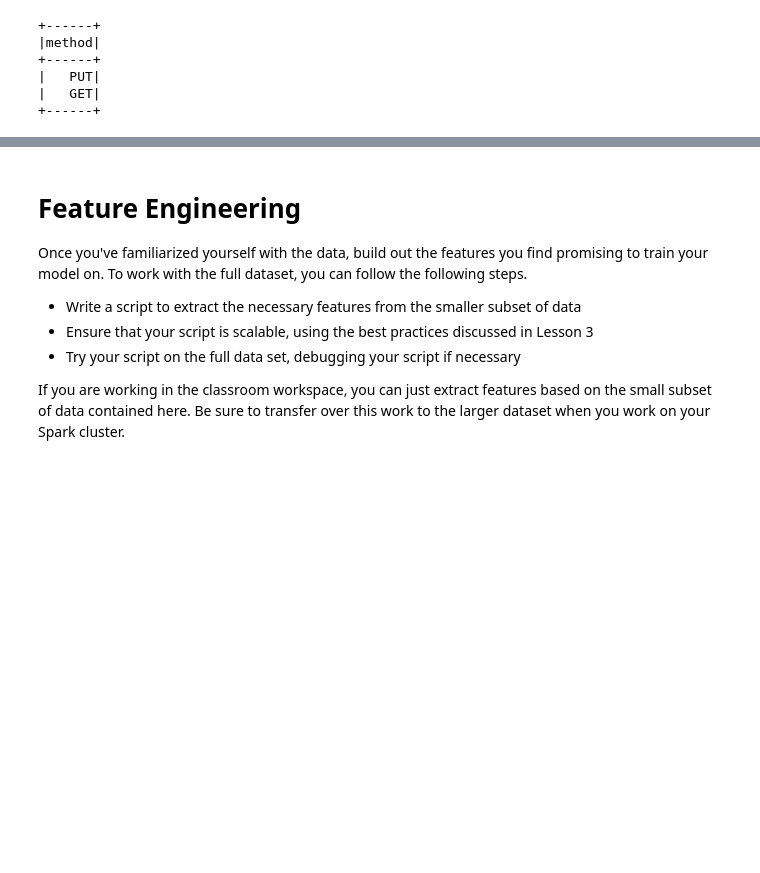
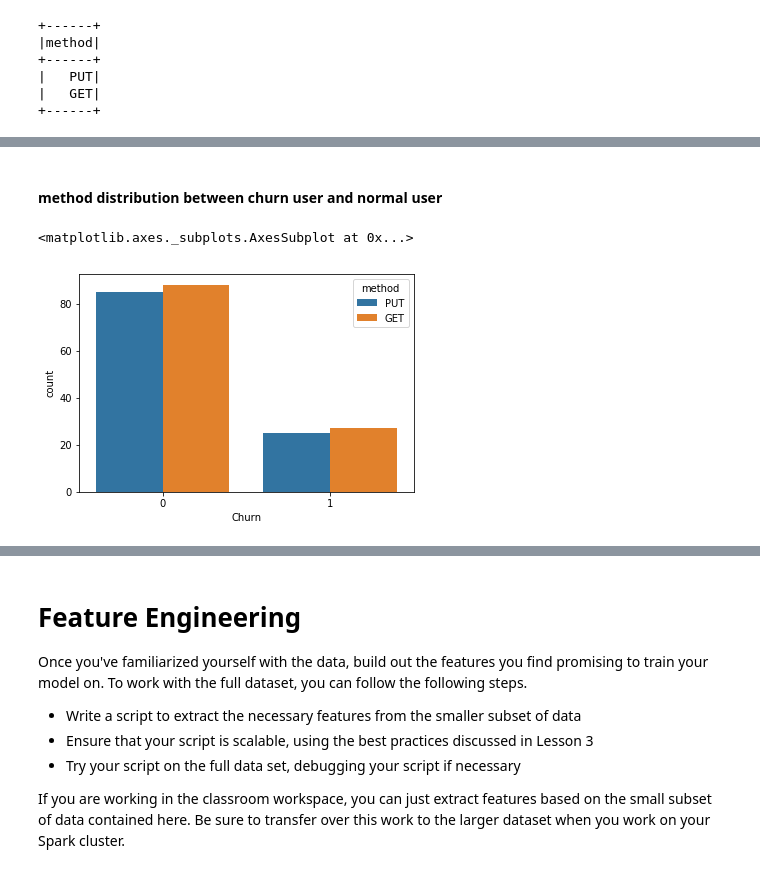
Before and after one commit to hcxie/DS-project-Spark-Project-Sparkify, a Jupyter notebook: Sparkify.ipynb, the cells around one changed output, grey strips where cells are left out. Cells and saved outputs as stored; diff of their text form; code cells hidden in the pictures; blank space fills up the shorter version.

```diff
--- a/Sparkify.ipynb
+++ b/Sparkify.ipynb
@@ -231,0 +377,8 @@ spark_df_clean.select(["userId", "page", "time", "level", "song", "sessionId"]).
+# %% [markdown]
+#### method distribution between churn user and normal user
+# %%
+df_method=spark_df_clean.dropDuplicates(["userId"]).groupby(["Churn", "method"]).count().sort("Churn").toPandas()
+sns.barplot(x='Churn', y='count', hue='method', data=df_method)
+# %% [output]
+<matplotlib.axes._subplots.AxesSubplot at 0x...>
+[figure, added]
```
Also changed, not shown: parts of 144 cells of this notebook.
